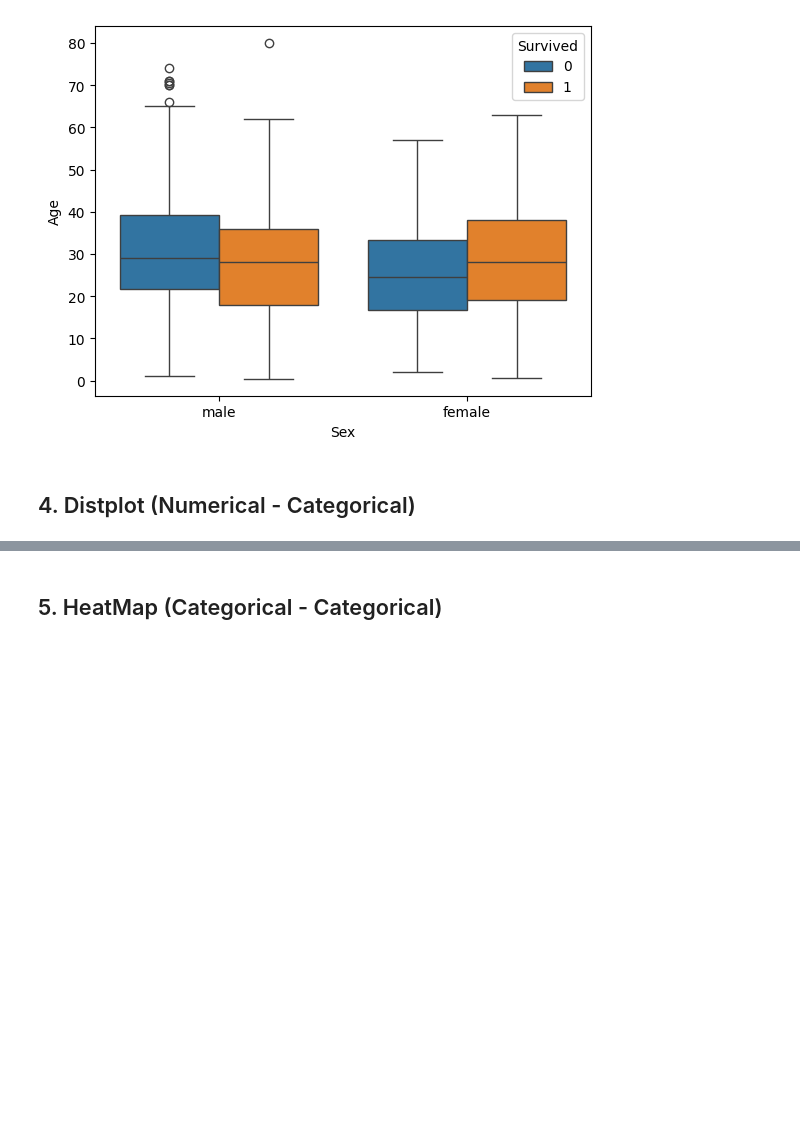
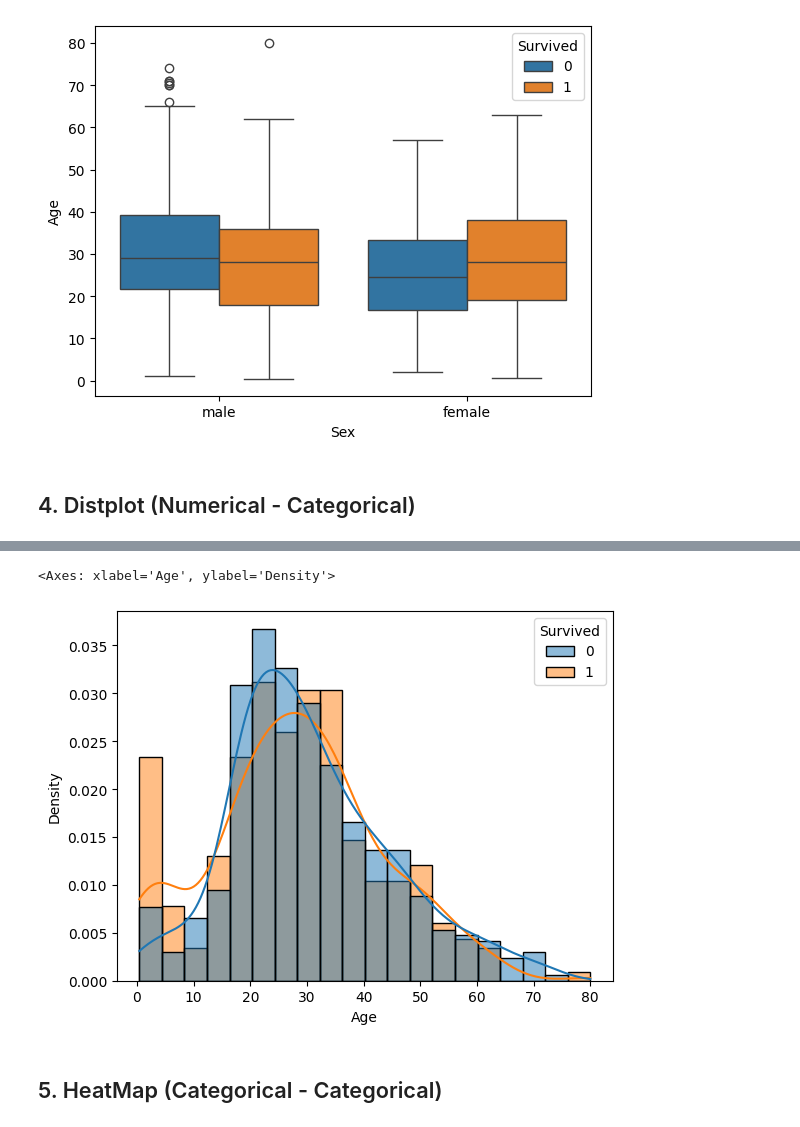
Before and after one commit to narayankartikeya/100-Days-of-ML-by-CampusX, a Jupyter notebook: Day 21/day21.ipynb, the cells around one changed output, grey strips where cells are left out. Cells and saved outputs as stored; diff of their text form; code cells hidden in the pictures; blank space fills up the shorter version.

```diff
--- a/Day 21/day21.ipynb
+++ b/Day 21/day21.ipynb
@@ -115,3 +96,11 @@ https://gist.github.com/mwaskom/de44147ed2974457ad6372750bbe5751
+# %%
+sns.histplot(data=titanic, x='Age', hue='Survived',kde=True, stat='density', common_norm=False)
+
+# By setting common_norm=False, Seaborn calculates the density scale independently for each group. The blue group is normalized to an area of 1, and the orange group is separately normalized to an area of 1. This is critical here because it ensures that even though fewer people survived, the orange curve is scaled correctly so you can accurately compare its shape against the blue curve
+# when stat='density' AND kde=True - we get the PDF and hence can calculate the probability of survival/non-survival of an age range
+# %% [output]
+<Axes: xlabel='Age', ylabel='Density'>
+[figure, added]
 # %% [markdown]
 ## 5. HeatMap (Categorical - Categorical)
 # %%
```
Also changed, not shown: parts of 17 cells of this notebook.
